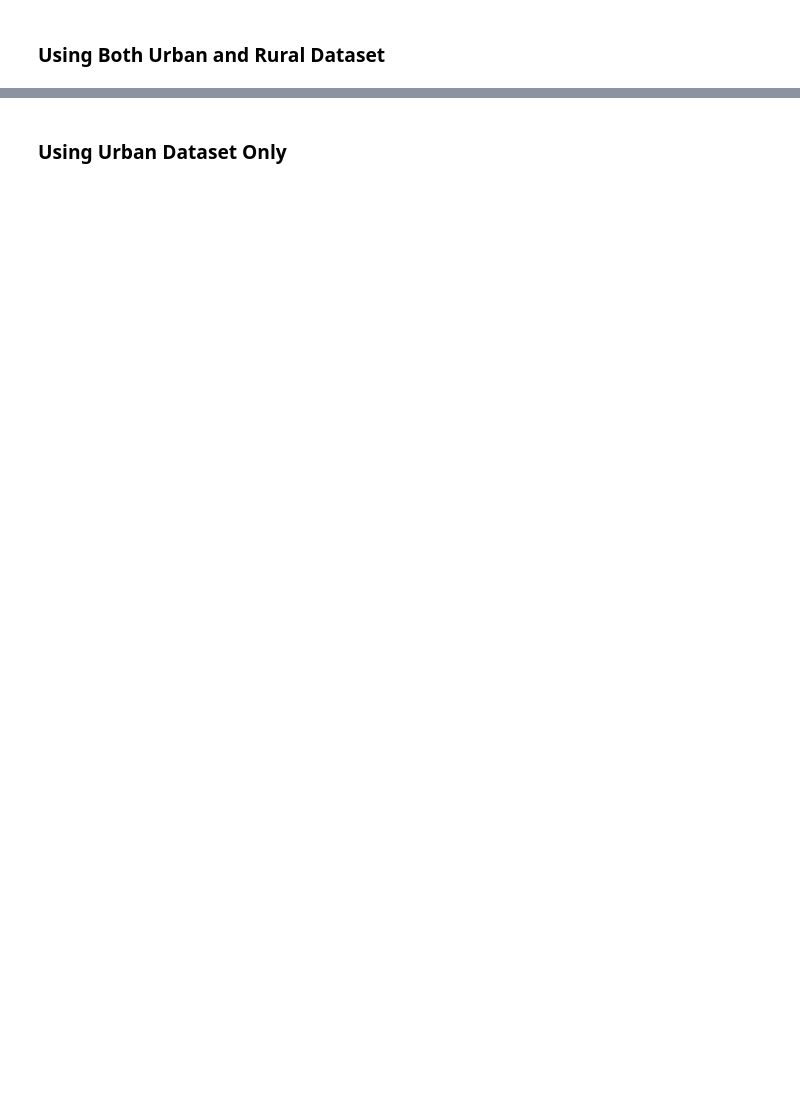
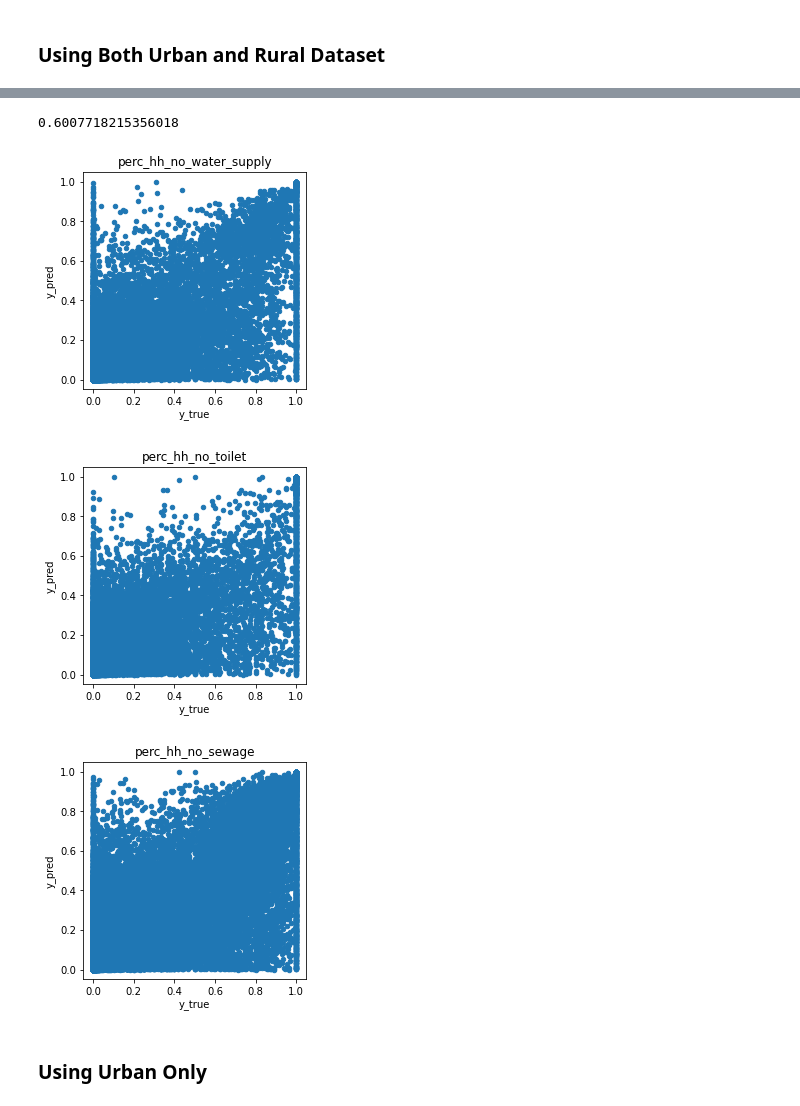
Before and after one commit to thinkingmachines/geoai-immap-wash, a Jupyter notebook: notebooks/02_Modelling_sklearn.ipynb, the cells around one changed output, grey strips where cells are left out. Saved outputs shown, nothing was run; the diff lists cells and outputs as text; code cells hidden in the pictures; blank space fills up the shorter version.

```diff
--- a/notebooks/02_Modelling_sklearn.ipynb
+++ b/notebooks/02_Modelling_sklearn.ipynb
@@ -43,0 +91,6 @@ raw = (pd.read_csv(data_dir + '20200826_dataset.csv')
+# %%
+for urb_ in ['u', 'r']:
+    print(f"Processing for urbanity = '{urb_}'")
+    for indicator in indicators:
+        print(indicator)
+        print(sum(df.query(f"urbanity == '{urb_}'")[indicator]==0)/df.shape[0])
@@ -65,0 +117,6 @@ perc_hh_no_sewage
+# %%
+# clf = RandomForestRegressor(random_state=42)
+
+# res = fit_with_randomsplit(df, clf, features, indicators, scale = True, n_splits = 5, prefix = 'all')
+res = pd.read_csv(data_dir + 'all_randomsplit_results.csv')
+average_results(res, iterate_over = 'split_id', prefix = 'all')
@@ -66,2 +139,14 @@ perc_hh_no_sewage
+# %%
+pearsonr(res['y_true'], res['y_pred'])[0]**2
+# %% [output]
+0.6007718215356018
+# %%
+for indicator in indicators:
+    (res.query(f"indicator == '{indicator}'")
+     .plot(x = 'y_true', y = 'y_pred', figsize = (4,4), kind = 'scatter', title = indicator))
+# %% [output]
+[figure, added]
+[figure, added]
+[figure, added]
 # %% [markdown]
-### Using Urban Dataset Only
+### Using Urban Only
```
Also changed, not shown: parts of 22 cells of this notebook, 1 other file.
